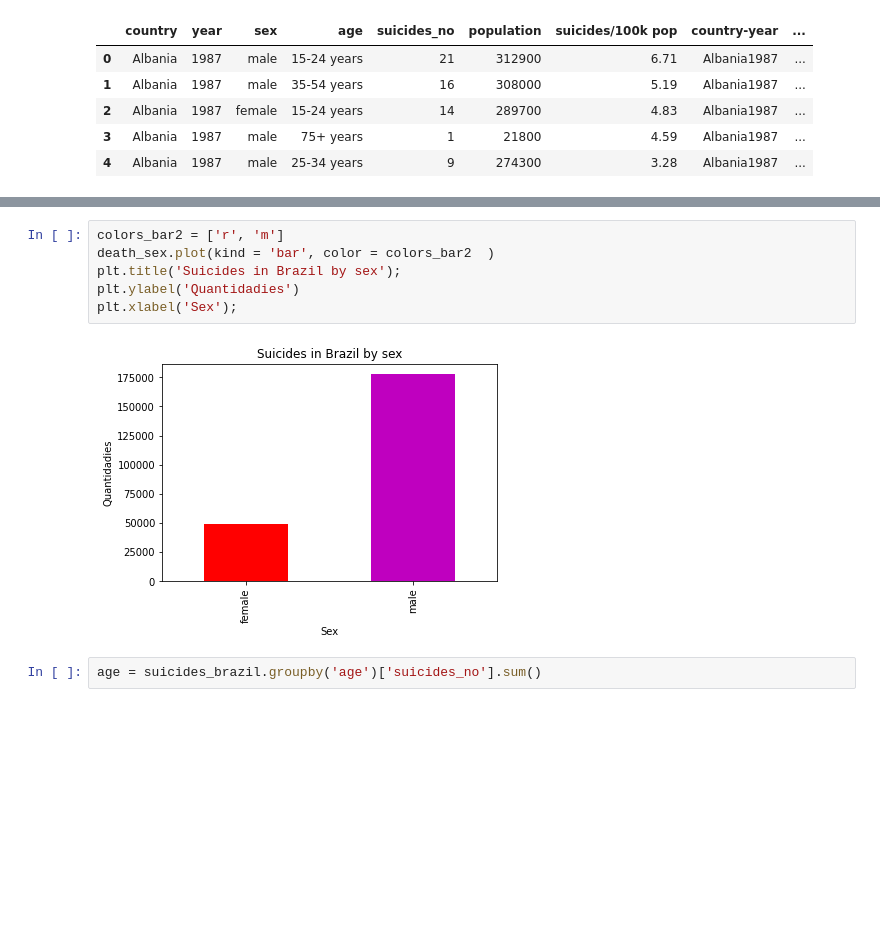
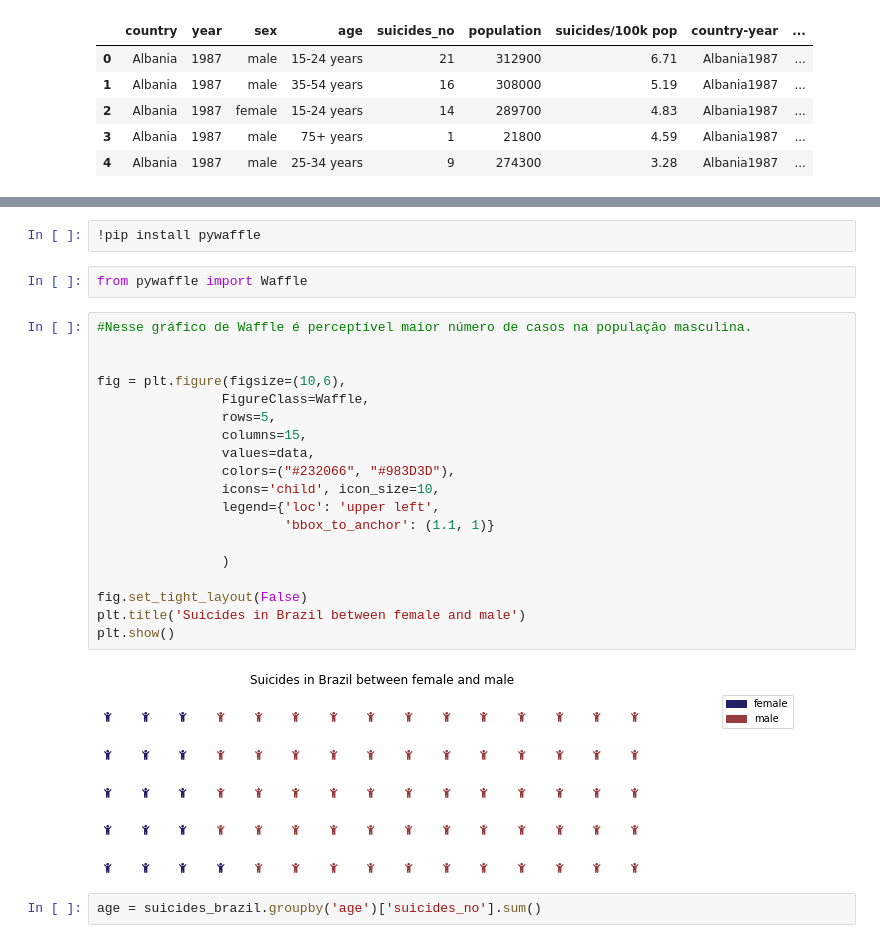
Before and after one commit to in-seixas/Peptides_research, a Jupyter notebook: Projeto_Suicídio_no_Brasil.ipynb, the cells around one changed output, grey strips where cells are left out. Saved outputs shown, nothing was run; the diff lists cells and outputs as text; blank space fills up the shorter version.

```diff
--- a/Projeto_Suicídio_no_Brasil.ipynb
+++ b/Projeto_Suicídio_no_Brasil.ipynb
@@ -103,11 +117,28 @@ death_sex = suicides_brazil.groupby('sex')['suicides_no'].sum()
-# %%
-colors_bar2 = ['r', 'm']
-death_sex.plot(kind = 'bar', color = colors_bar2  )
-plt.title('Suicides in Brazil by sex');
-plt.ylabel('Quantidadies')
-plt.xlabel('Sex');
-# %% [output]
-[figure, removed]
+# %%
+!pip install pywaffle
+# %%
+from pywaffle import Waffle
+# %%
+#Nesse gráfico de Waffle é perceptível maior número de casos na população masculina.
+
+
+fig = plt.figure(figsize=(10,6),
+                FigureClass=Waffle,
+                rows=5,
+                columns=15,
+                values=data,
+                colors=("#232066", "#983D3D"),
+                icons='child', icon_size=10,
+                legend={'loc': 'upper left',
+                        'bbox_to_anchor': (1.1, 1)}
+
+                )
+
+fig.set_tight_layout(False)
+plt.title('Suicides in Brazil between female and male')
+plt.show()
+# %% [output]
+[figure, added]
 # %%
 age = suicides_brazil.groupby('age')['suicides_no'].sum()
 # %%
```
Also changed, not shown: parts of 12 cells of this notebook.
